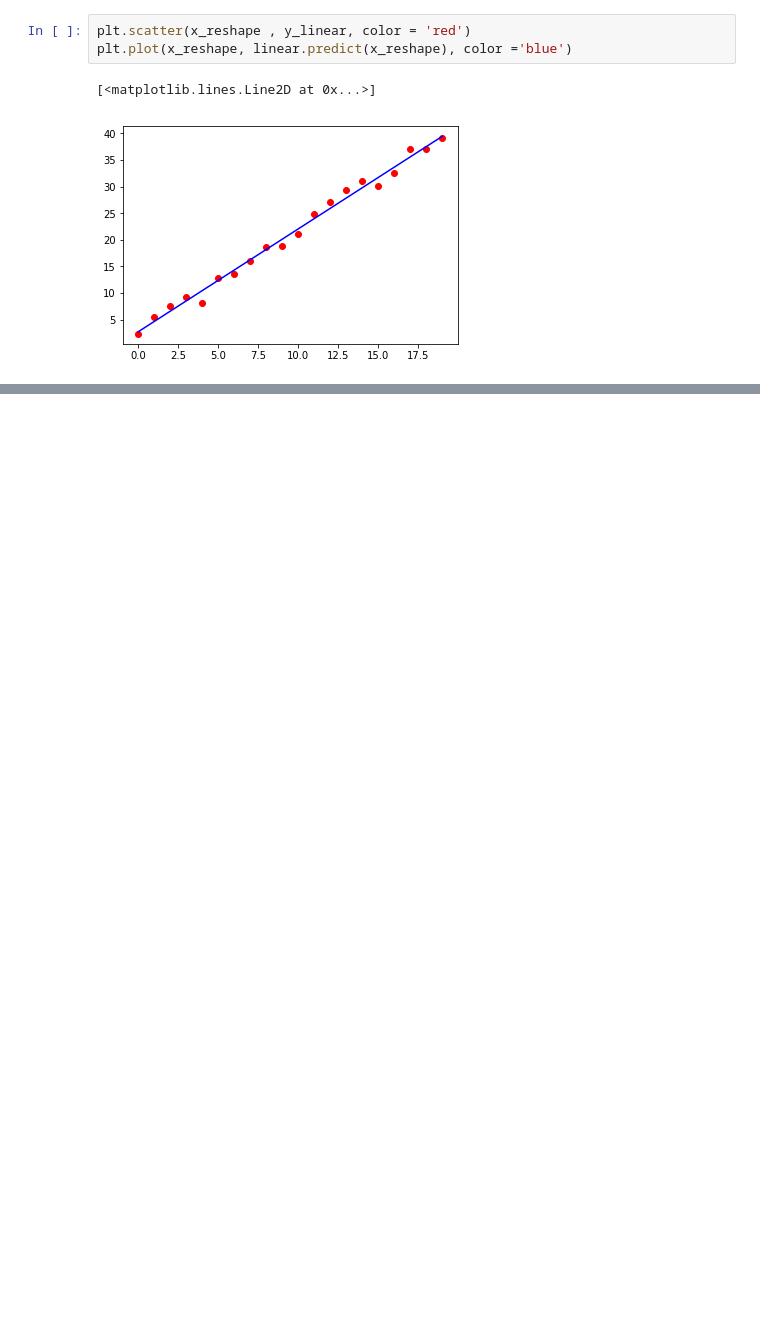
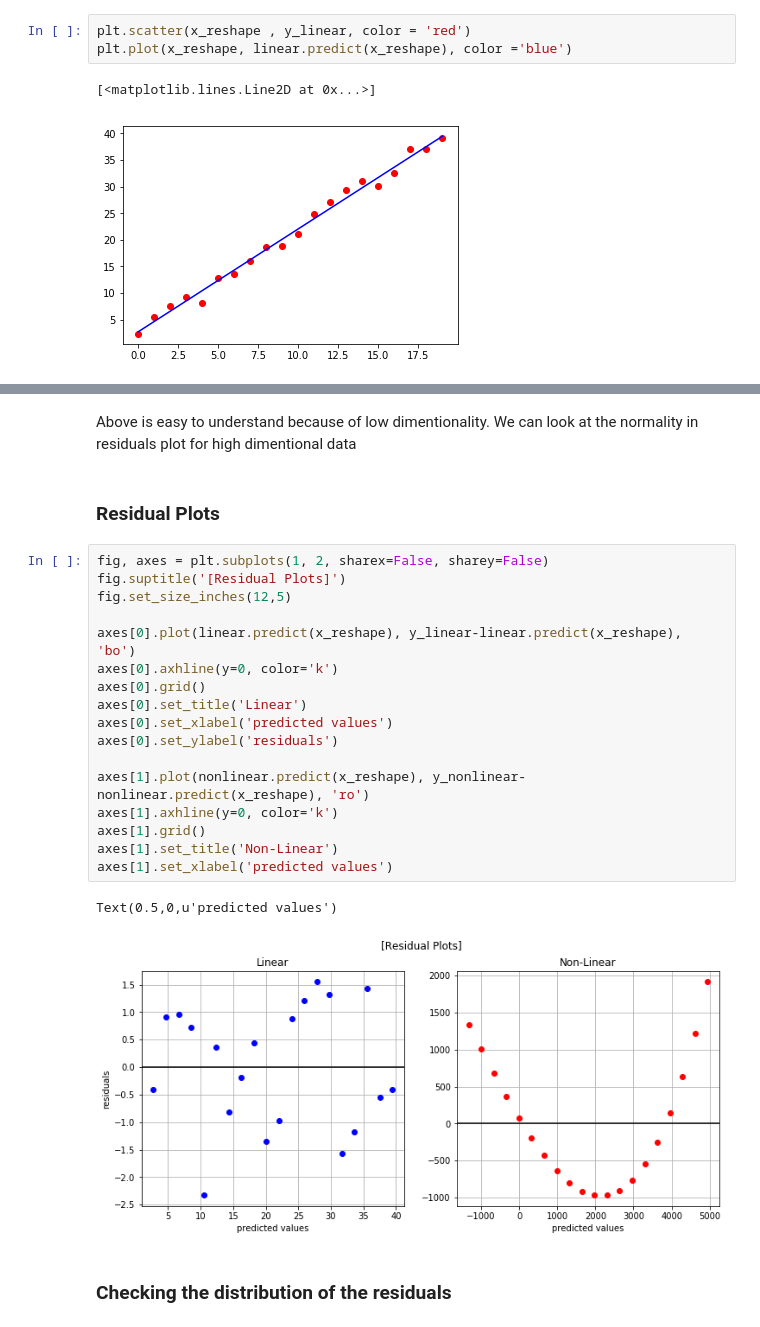
Before and after one commit to tanuj5480/100-Days-of-Data-Science, a Jupyter notebook: Code/Linear Regression - Assumptions Validation.ipynb, the cells around one changed output, grey strips where cells are left out. Saved outputs shown, nothing was run; the diff lists cells and outputs as text; blank space fills up the shorter version.

```diff
--- a/Code/Linear Regression - Assumptions Validation.ipynb
+++ b/Code/Linear Regression - Assumptions Validation.ipynb
@@ -48,0 +52,26 @@ plt.plot(x_reshape, linear.predict(x_reshape), color ='blue')
+# %% [markdown]
+Above is easy to understand because of low dimentionality. We can look at the normality in residuals plot for high dimentional data
+# %% [markdown]
+### Residual Plots
+# %%
+fig, axes = plt.subplots(1, 2, sharex=False, sharey=False)
+fig.suptitle('[Residual Plots]')
+fig.set_size_inches(12,5)
+
+axes[0].plot(linear.predict(x_reshape), y_linear-linear.predict(x_reshape), 'bo')
+axes[0].axhline(y=0, color='k')
+axes[0].grid()
+axes[0].set_title('Linear')
+axes[0].set_xlabel('predicted values')
+axes[0].set_ylabel('residuals')
+
+axes[1].plot(nonlinear.predict(x_reshape), y_nonlinear-nonlinear.predict(x_reshape), 'ro')
+axes[1].axhline(y=0, color='k')
+axes[1].grid()
+axes[1].set_title('Non-Linear')
+axes[1].set_xlabel('predicted values')
+# %% [output]
+Text(0.5,0,u'predicted values')
+[figure, added]
+# %% [markdown]
+### Checking the distribution of the residuals
```
Also changed, not shown: parts of 13 cells of this notebook.
